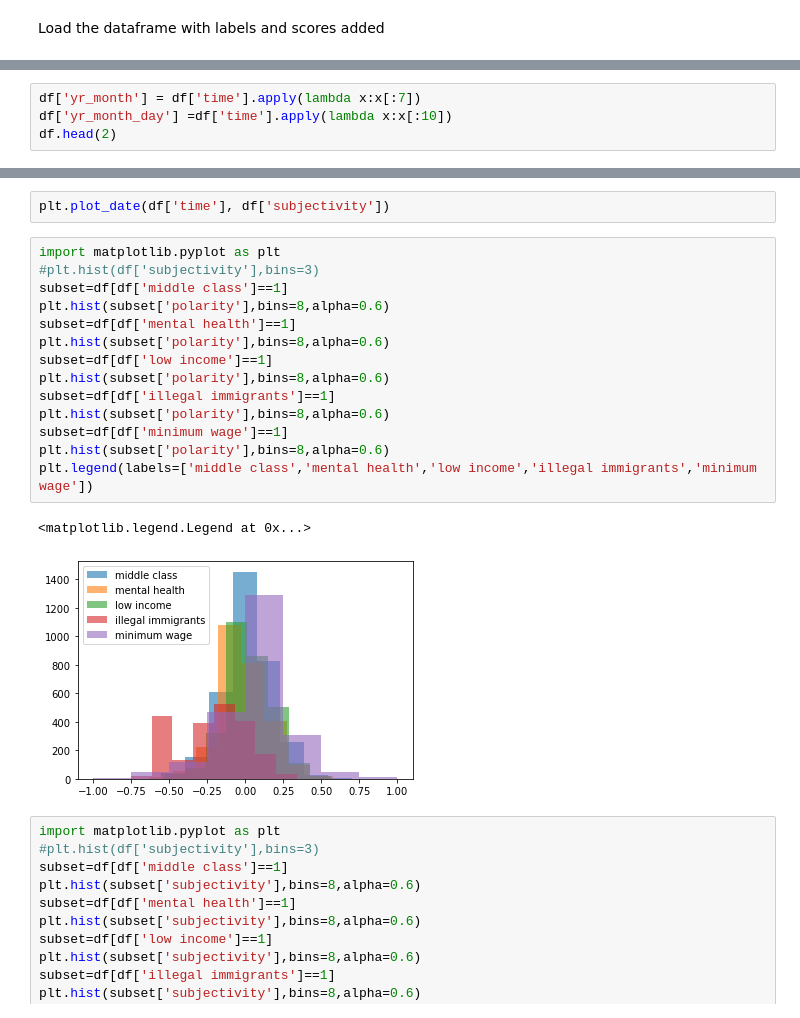
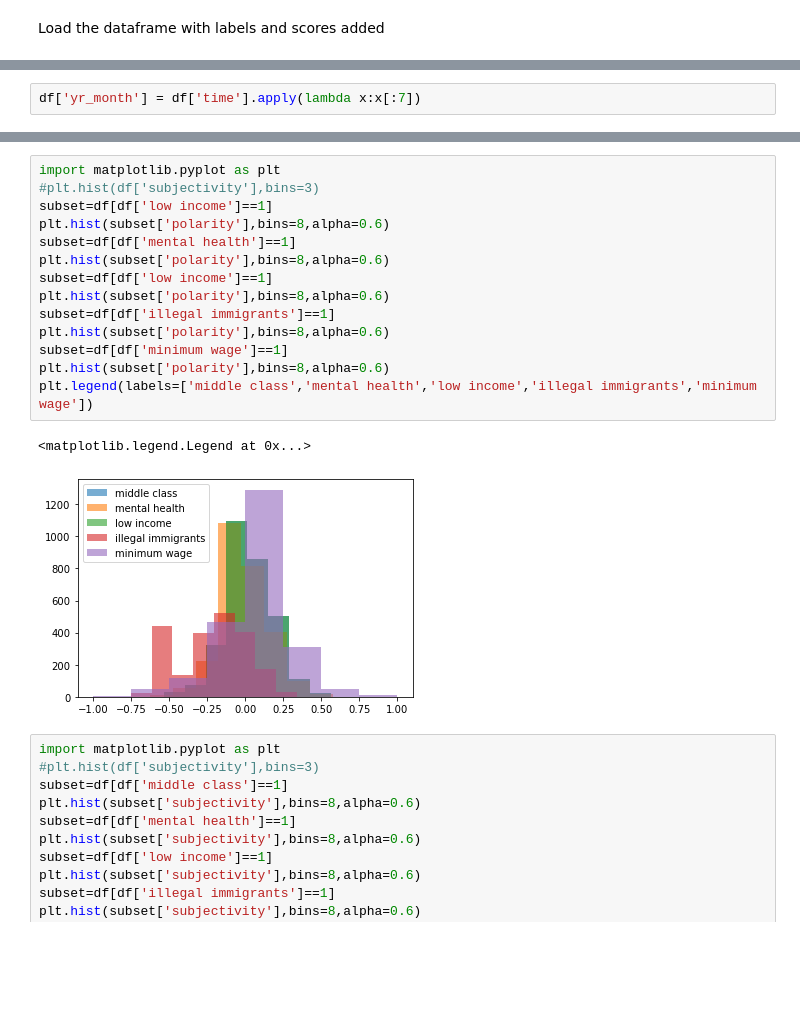
Before and after one commit to angelxie2442/Medicaid, a Jupyter notebook: medicaid/content_analysis.ipynb, the cells around one changed output, grey strips where cells are left out. Saved outputs shown, nothing was run; the diff lists cells and outputs as text; blank space fills up the shorter version.

```diff
--- a/medicaid/content_analysis.ipynb
+++ b/medicaid/content_analysis.ipynb
@@ -269,4 +298,2 @@ NameError: name 'df' is not defined
 # %%
 df['yr_month'] = df['time'].apply(lambda x:x[:7])
-df['yr_month_day'] =df['time'].apply(lambda x:x[:10])
-df.head(2)
@@ -291,22 +313,20 @@ plt.plot(x1,y1)
-# %%
-plt.plot_date(df['time'], df['subjectivity'])
 # %%
 import matplotlib.pyplot as plt
 #plt.hist(df['subjectivity'],bins=3)
-subset=df[df['middle class']==1]
+subset=df[df['low income']==1]
 plt.hist(subset['polarity'],bins=8,alpha=0.6)
 subset=df[df['mental health']==1]
 plt.hist(subset['polarity'],bins=8,alpha=0.6)
 subset=df[df['low income']==1]
 plt.hist(subset['polarity'],bins=8,alpha=0.6)
 subset=df[df['illegal immigrants']==1]
 plt.hist(subset['polarity'],bins=8,alpha=0.6)
 subset=df[df['minimum wage']==1]
 plt.hist(subset['polarity'],bins=8,alpha=0.6)
 plt.legend(labels=['middle class','mental health','low income','illegal immigrants','minimum wage'])
 # %% [output]
 <matplotlib.legend.Legend at 0x...>
-[figure, old version]
+[figure, new version]
 # %%
 import matplotlib.pyplot as plt
 #plt.hist(df['subjectivity'],bins=3)
```
Also changed, not shown: parts of 8 cells of this notebook.
